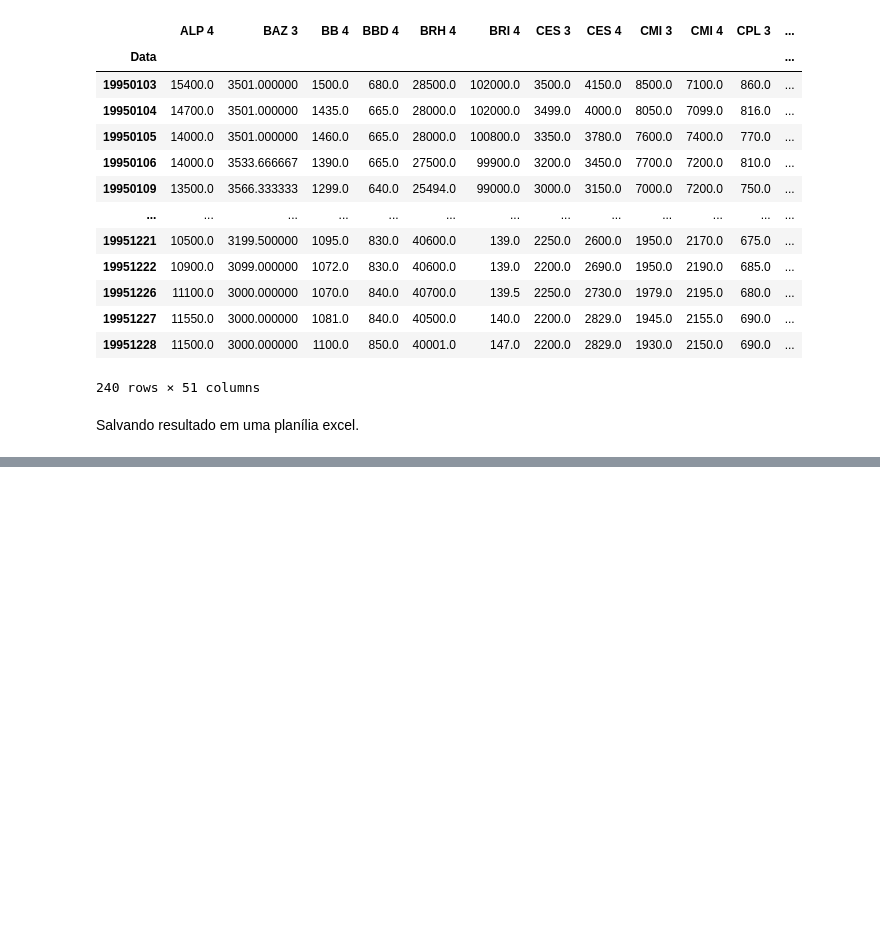
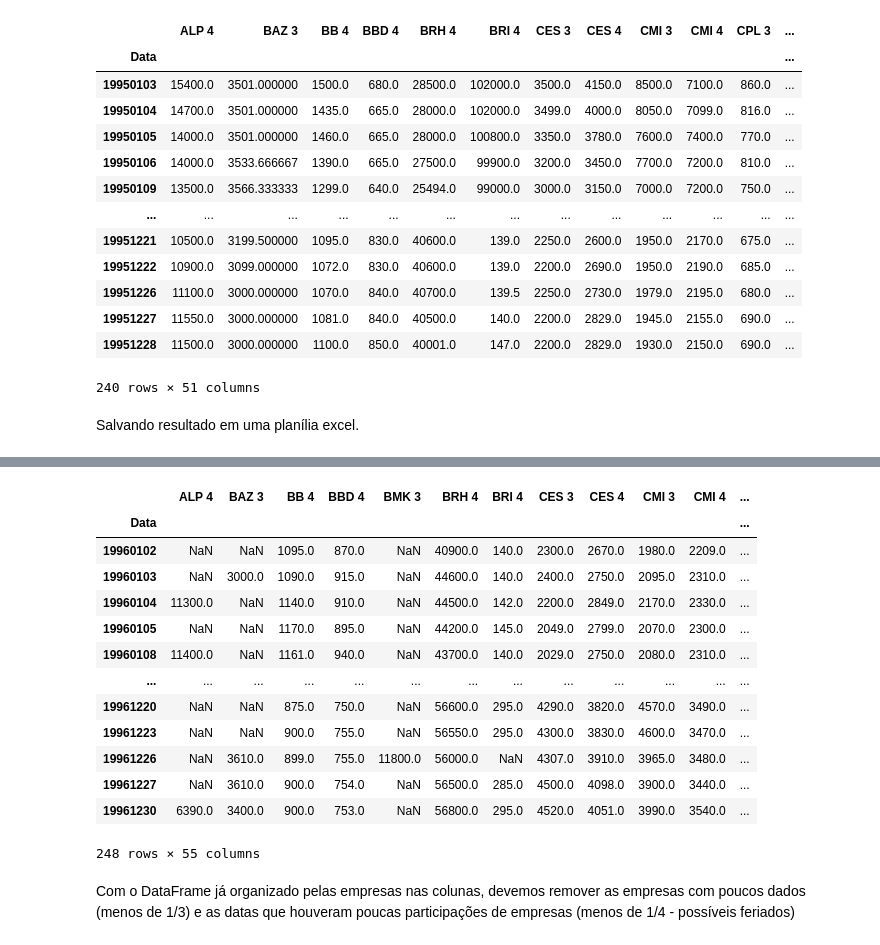
Before and after one commit to deboraaires/analise_Ibovespa, a Jupyter notebook: Análise_do_IBOVESPA.ipynb, the cells around one changed output, grey strips where cells are left out. Cells and saved outputs as stored; diff of their text form; code cells hidden in the pictures; blank space fills up the shorter version.

```diff
--- a/Análise_do_IBOVESPA.ipynb
+++ b/Análise_do_IBOVESPA.ipynb
@@ -1373,0 +1545,9 @@ with pd.ExcelWriter("B3.xlsx",
+# %%
+# Cria uma lista com o cógido das ações selecionadas no ano de 1996
+Empresas_1996 = ['BRH 4','ALP 4','BAZ 3','BB  3','BMK 3','BBD 4','CPN 5','CAR 5','CES 3','CES 4','CMI 3','CMI 4','PAL 3','CPL 3','CPL 5','BRI 4','UCO 4','CSN 3','CTN 4','ELE 3','ELP 6','EMB 5','ETE 3','FES 4','GOA 4','GUA 3','HGT 4','IGB 5','INE 4','ITS 4','ITA 4','UBB 4','JBD 4','LAM 3','LAM 4','LIG 3','LRE 4','MGE 4','MNP 4','MYP 4','PET 3','PMA 4','POM 5','RAP 4','RCS 4','ROM 4','SLE 4','SNS 7','TEL 4','UNI 6','USI 4','VAL 4','MTB 4']
+Empresas_1996.sort()
+
+# Seleciona um slice das empresas que estão listados em Empresas, ordena e cria um novo índice padrão iniciando em 0
+B3_1996_Empresas = B3_1996.loc[B3_1996["Codigo"].isin(Empresas_1996)]
+B3_1996_Empresas = B3_1996_Empresas.sort_values(by = ['Codigo','Data']).reset_index(drop=True)
+B3_1996_Empresas.head()
@@ -1373,0 +1563,15 @@ with pd.ExcelWriter("B3.xlsx",
+# %%
+## Seleciona todas as datas que apareceram nas empresas pesquisadas em Datas
+# o unique() retorna os valores únicos
+# o tolist() transforma o unique (uma série do tipo imutável) em uma lista do python para poder manipula-lo
+Datas_1996 = B3_1996_Empresas['Data'].unique().tolist()
+
+## Cria um índice hierarquico ordenado contendo o produto cartesiano de todas as datas com todas as empresas em data_empresa_cruzada
+# you can think of MultiIndex as an array of tuples where each tuple is unique.
+# When you want every pairing of the elements in two iterables, it can be easier to use the MultiIndex.from_product() method
+data_empresa_cruzada_1996 = pd.MultiIndex.from_product([Empresas_1996, Datas_1996], names = ['Codigo', 'Data'])
+data_empresa_cruzada_1996 = data_empresa_cruzada_1996.sort_values()
+
+## Transforma o data_empresa_cruzada em um DataFrame
+# Reset the index of the DataFrame, and use the default one instead. If the DataFrame has a MultiIndex, this method can remove one or more levels.
+data_empresa_cruzada_1996 = pd.DataFrame(index = data_empresa_cruzada_1996).reset_index()
@@ -1373,0 +1580,9 @@ with pd.ExcelWriter("B3.xlsx",
+# %%
+# seta data e codigo como índices (o que dará origem a um índice hierárquico)
+# o inplace indica se o DataFrame será salvo por cima do original (True) ou não (False)
+data_empresa_cruzada_1996.set_index(['Codigo', 'Data'], inplace=True)
+B3_1996_Empresas_DaCo = B3_1996_Empresas.set_index(['Codigo', 'Data'], inplace=False)
+
+# O merge está realizando um left join entre os DataFrames data_empresa_cruzada e B3_1994_Empresas
+B3_1996_Empresas_Preco = pd.merge(data_empresa_cruzada_1996, B3_1996_Empresas_DaCo, how='left', on=['Codigo', 'Data'])
+B3_1996_Empresas_Preco
@@ -1373,0 +1617,27 @@ with pd.ExcelWriter("B3.xlsx",
+# %%
+# com o loc, separemos os dados de cada empresa e os acessamos separadamente pelo for salvando em frames
+frames = [B3_1996_Empresas_Preco.loc[c] for c in Empresas_1996]
+
+# o concat permite juntar pelos índices das linhas (axis=1), ou seja, por data, os dados das empresas que estão separados em frames
+Precos_1996 = pd.concat(frames, axis=1, sort=False)
+
+# o columns permite mudar o nome das colunas
+Precos_1996.columns = Empresas_1996
+Precos_1996
+# %% [output]
+|  | ALP 4 | BAZ 3 | BB 4 | BBD 4 | BMK 3 | BRH 4 | BRI 4 | CES 3 | CES 4 | CMI 3 | CMI 4 | ... |
+| Data |  |  |  |  |  |  |  |  |  |  |  | ... |
+| 19960102 | NaN | NaN | 1095.0 | 870.0 | NaN | 40900.0 | 140.0 | 2300.0 | 2670.0 | 1980.0 | 2209.0 | ... |
+| 19960103 | NaN | 3000.0 | 1090.0 | 915.0 | NaN | 44600.0 | 140.0 | 2400.0 | 2750.0 | 2095.0 | 2310.0 | ... |
+| 19960104 | 11300.0 | NaN | 1140.0 | 910.0 | NaN | 44500.0 | 142.0 | 2200.0 | 2849.0 | 2170.0 | 2330.0 | ... |
+| 19960105 | NaN | NaN | 1170.0 | 895.0 | NaN | 44200.0 | 145.0 | 2049.0 | 2799.0 | 2070.0 | 2300.0 | ... |
+| 19960108 | 11400.0 | NaN | 1161.0 | 940.0 | NaN | 43700.0 | 140.0 | 2029.0 | 2750.0 | 2080.0 | 2310.0 | ... |
+| ... | ... | ... | ... | ... | ... | ... | ... | ... | ... | ... | ... | ... |
+| 19961220 | NaN | NaN | 875.0 | 750.0 | NaN | 56600.0 | 295.0 | 4290.0 | 3820.0 | 4570.0 | 3490.0 | ... |
+| 19961223 | NaN | NaN | 900.0 | 755.0 | NaN | 56550.0 | 295.0 | 4300.0 | 3830.0 | 4600.0 | 3470.0 | ... |
+| 19961226 | NaN | 3610.0 | 899.0 | 755.0 | 11800.0 | 56000.0 | NaN | 4307.0 | 3910.0 | 3965.0 | 3480.0 | ... |
+| 19961227 | NaN | 3610.0 | 900.0 | 754.0 | NaN | 56500.0 | 285.0 | 4500.0 | 4098.0 | 3900.0 | 3440.0 | ... |
+| 19961230 | 6390.0 | 3400.0 | 900.0 | 753.0 | NaN | 56800.0 | 295.0 | 4520.0 | 4051.0 | 3990.0 | 3540.0 | ... |
+248 rows × 55 columns
+# %% [markdown]
+Com o DataFrame já organizado pelas empresas nas colunas, devemos remover as empresas com poucos dados (menos de 1/3) e as datas que houveram poucas participações de empresas (menos de 1/4 - possíveis feriados)
```
Also changed, not shown: parts of 79 cells of this notebook.
